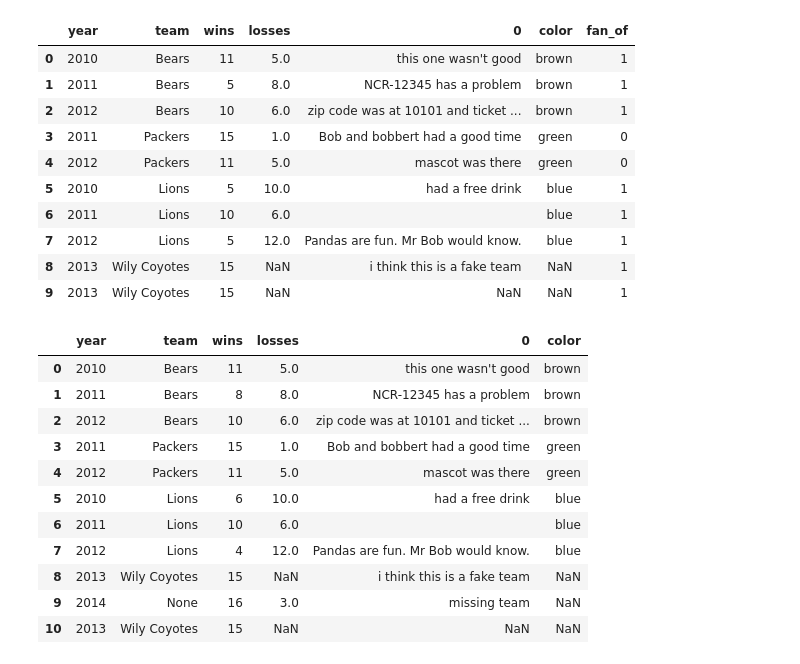
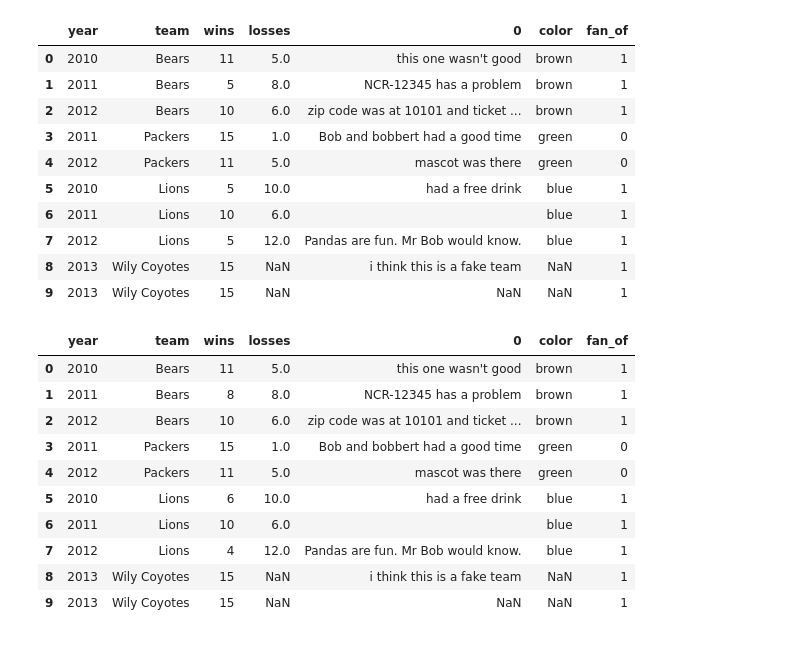
Before and after one commit to sqlitus/Python-Library, a Jupyter notebook: Pandas/Working with DataFrames.ipynb, the cells around one changed output. Cells and saved outputs as stored; diff of their text form; code cells hidden in the pictures.

Commit message:
fixed .copy() issues.

```diff
--- a/Pandas/Working with DataFrames.ipynb
+++ b/Pandas/Working with DataFrames.ipynb
@@ -285,18 +282,18 @@ df
 | 7 | 2012 | Lions | 5 | 12.0 | Pandas are fun. Mr Bob would know. | blue | 1 |
 | 8 | 2013 | Wily Coyotes | 15 | NaN | i think this is a fake team | NaN | 1 |
 | 9 | 2013 | Wily Coyotes | 15 | NaN | NaN | NaN | 1 |
-# %%
-f.me
-# %% [output]
-|  | year | team | wins | losses | 0 | color |
-| 0 | 2010 | Bears | 11 | 5.0 | this one wasn't good | brown |
-| 1 | 2011 | Bears | 8 | 8.0 | NCR-12345 has a problem | brown |
-| 2 | 2012 | Bears | 10 | 6.0 | zip code was at 10101 and ticket ... | brown |
-| 3 | 2011 | Packers | 15 | 1.0 | Bob and bobbert had a good time | green |
-| 4 | 2012 | Packers | 11 | 5.0 | mascot was there | green |
-| 5 | 2010 | Lions | 6 | 10.0 | had a free drink | blue |
-| 6 | 2011 | Lions | 10 | 6.0 |  | blue |
-| 7 | 2012 | Lions | 4 | 12.0 | Pandas are fun. Mr Bob would know. | blue |
-| 8 | 2013 | Wily Coyotes | 15 | NaN | i think this is a fake team | NaN |
-| 9 | 2014 | None | 16 | 3.0 | missing team | NaN |
-| 10 | 2013 | Wily Coyotes | 15 | NaN | NaN | NaN |
+# %%
+df2 = df.copy()
+df2
+# %% [output]
+|  | year | team | wins | losses | 0 | color | fan_of |
+| 0 | 2010 | Bears | 11 | 5.0 | this one wasn't good | brown | 1 |
+| 1 | 2011 | Bears | 8 | 8.0 | NCR-12345 has a problem | brown | 1 |
+| 2 | 2012 | Bears | 10 | 6.0 | zip code was at 10101 and ticket ... | brown | 1 |
+| 3 | 2011 | Packers | 15 | 1.0 | Bob and bobbert had a good time | green | 0 |
+| 4 | 2012 | Packers | 11 | 5.0 | mascot was there | green | 0 |
+| 5 | 2010 | Lions | 6 | 10.0 | had a free drink | blue | 1 |
+| 6 | 2011 | Lions | 10 | 6.0 |  | blue | 1 |
+| 7 | 2012 | Lions | 4 | 12.0 | Pandas are fun. Mr Bob would know. | blue | 1 |
+| 8 | 2013 | Wily Coyotes | 15 | NaN | i think this is a fake team | NaN | 1 |
+| 9 | 2013 | Wily Coyotes | 15 | NaN | NaN | NaN | 1 |
```
Also changed, not shown: parts of 9 cells of this notebook.
